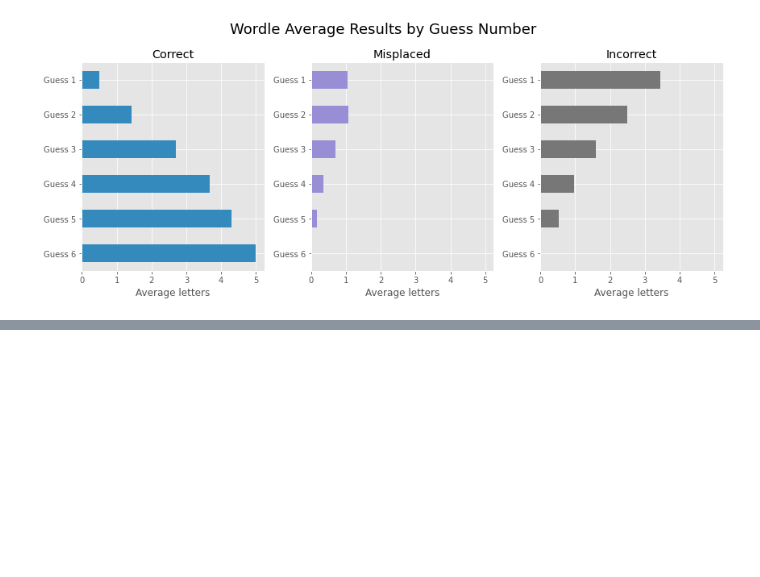
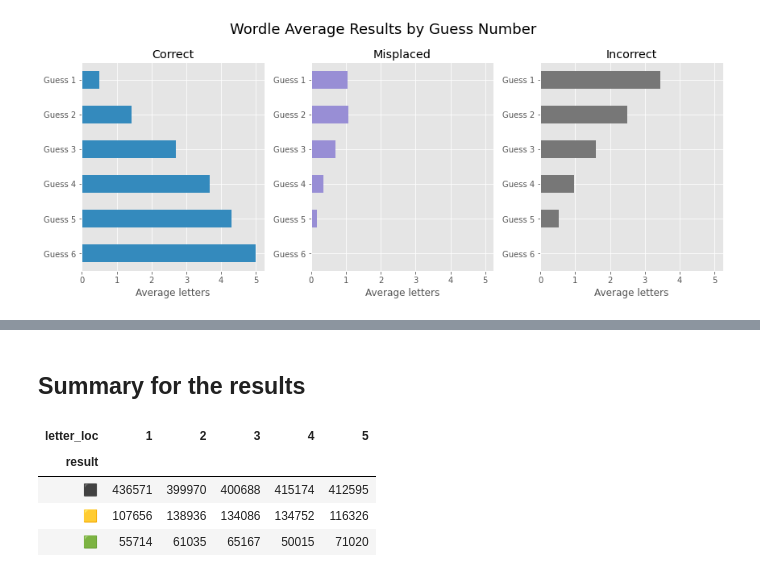
Before and after one commit to shifeng1106/Exploratary-Data-Analysis, a Jupyter notebook: wordle-tweet-dataset-eda.ipynb, the cells around one changed output, grey strips where cells are left out. Saved outputs shown, nothing was run; the diff lists cells and outputs as text; code cells hidden in the pictures; blank space fills up the shorter version.

```diff
--- a/wordle-tweet-dataset-eda.ipynb
+++ b/wordle-tweet-dataset-eda.ipynb
@@ -210,0 +237,20 @@ plt.show()
+# %% [markdown]
+## Summary for the results
+# %%
+guess1_split = tweets.set_index('tweet_id') \
+    ['guess1'].str.split('', expand=True) \
+    .drop([0, 6], axis=1)
+
+guess1_split = guess1_split.unstack().reset_index() \
+    .rename(columns={'level_0':'letter_loc',
+                     0:'result'})
+
+guess1_split.groupby('letter_loc')['result'] \
+    .value_counts().unstack().T \
+    .style.background_gradient()
+# %% [output]
+| letter_loc | 1 | 2 | 3 | 4 | 5 |
+| result |  |  |  |  |  |
+| ⬛ | 436571 | 399970 | 400688 | 415174 | 412595 |
+| 🟨 | 107656 | 138936 | 134086 | 134752 | 116326 |
+| 🟩 | 55714 | 61035 | 65167 | 50015 | 71020 |
```
Also changed, not shown: parts of 2 cells of this notebook.
